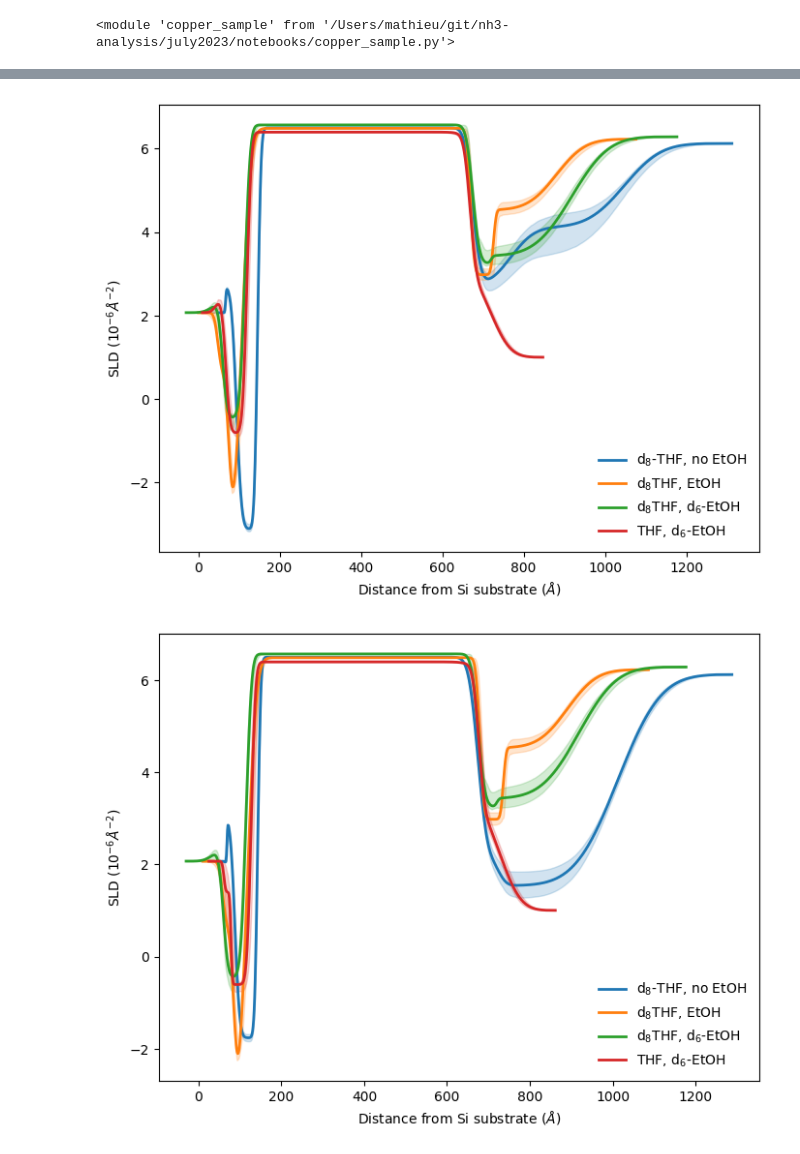
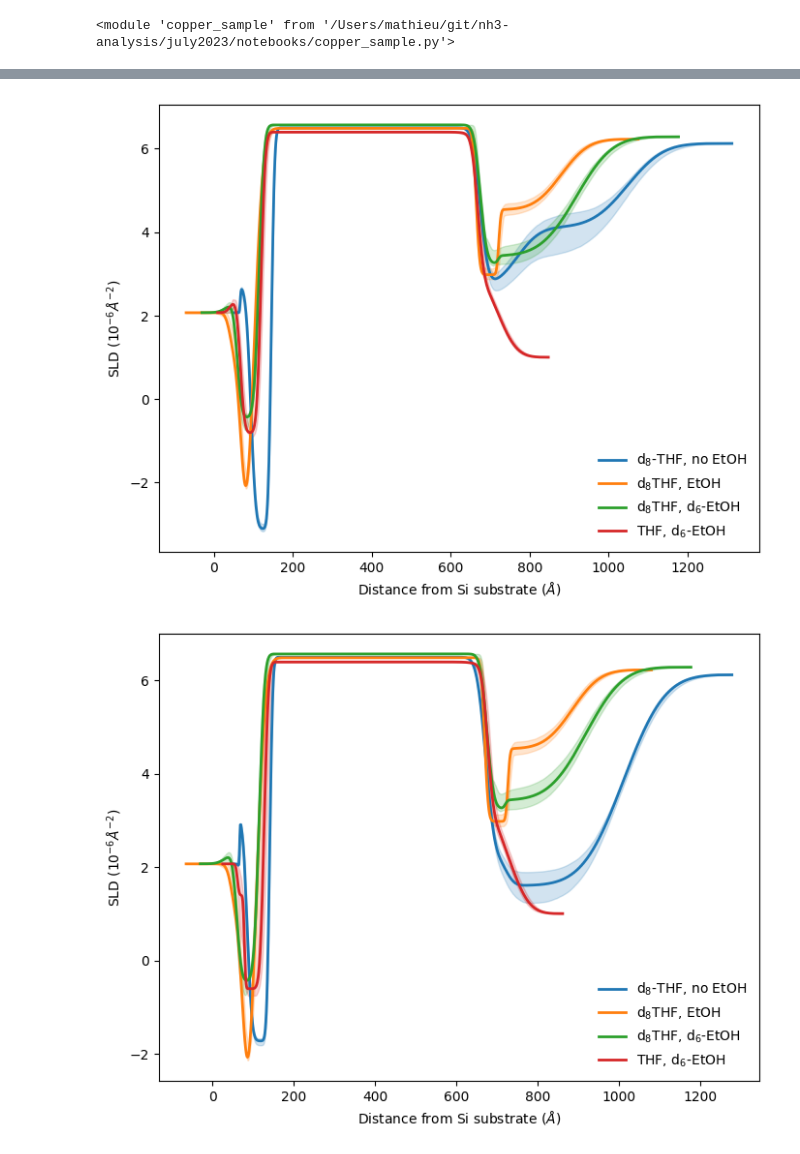
Before and after one commit to mdoucet/nh3-analysis, a Jupyter notebook: july2023/notebooks/Figure-3.ipynb, the cells around one changed output, grey strips where cells are left out. Drawn from its saved outputs; the diff is of its cells as text; code cells hidden in the pictures.

```diff
--- a/july2023/notebooks/Figure-3.ipynb
+++ b/july2023/notebooks/Figure-3.ipynb
@@ -36,7 +36,7 @@ importlib.reload(cu)
 data_list = [201290, 207282, 207169, 207202]
 expt = ['jan2023', 'july2023', 'july2023', 'july2023']
 labels = ['d$_8$-THF, no EtOH', 'd$_8$THF, EtOH', 'd$_8$THF, d$_6$-EtOH', 'THF, d$_6$-EtOH']
-z_offset = [50, -25, -20, 35]
+z_offset = [50, -30, -20, 35]
 
 fig, axs = plt.subplots(1,1, dpi=100, figsize=(8,6), sharex=False)
 
@@ -60,7 +60,7 @@ plt.savefig('deuteration-cycle1.png')
 data_list = [201298, 207296, 207177, 207210]
 expt = ['jan2023', 'july2023', 'july2023', 'july2023']
 labels = ['d$_8$-THF, no EtOH', 'd$_8$THF, EtOH', 'd$_8$THF, d$_6$-EtOH', 'THF, d$_6$-EtOH']
-z_offset = [50, 0, -30, 10]
+z_offset = [50, -70, -30, 10]
 
 fig, axs = plt.subplots(1,1, dpi=100, figsize=(8,6), sharex=False)
 
@@ -79,28 +79,28 @@ plt.xlabel('Distance from Si substrate ($\AA$)')
 plt.ylabel('SLD ($10^{-6} \AA^{-2}$)')
 plt.savefig('deuteration-cycle2.png')
 # %% [output]
-[figure, old version]
+[figure, new version]
 # %%
 data_list = [201306, 207296, 207177, 207218]
 expt = ['jan2023', 'july2023', 'july2023', 'july2023']
 labels = ['d$_8$-THF, no EtOH', 'd$_8$THF, EtOH', 'd$_8$THF, d$_6$-EtOH', 'THF, d$_6$-EtOH']
-z_offset = [50, 10, -30, 25]
+z_offset = [50, -65, -30, 25]
 
 fig, axs = plt.subplots(1,1, dpi=100, figsize=(8,6), sharex=False)
 
 for i, run in enumerate(data_list):
     ocv_fit = os.path.join(git_dir, expt[i], 'data', 'results', 'REFL_%s.json' % run)
 
     with open(ocv_fit, 'r') as f:
         data = json.load(f)
         plt.plot(np.asarray(data['z'])+z_offset[i], data['sld'], markersize=4, label=labels[i], linewidth=2,)
         plt.fill_between(np.asarray(data['z'])+z_offset[i], data['sld_low'], data['sld_high'],
                          alpha=0.2, color=plt.gca().lines[-1].get_color())
 
 
 plt.gca().legend(frameon=False)
 plt.xlabel('Distance from Si substrate ($\AA$)')
 plt.ylabel('SLD ($10^{-6} \AA^{-2}$)')
 plt.savefig('deuteration-cycle3.png')
 # %% [output]
-[figure, old version]
+[figure, new version]
```
Also changed, not shown: parts of 1 cell of this notebook, 54 other files.
